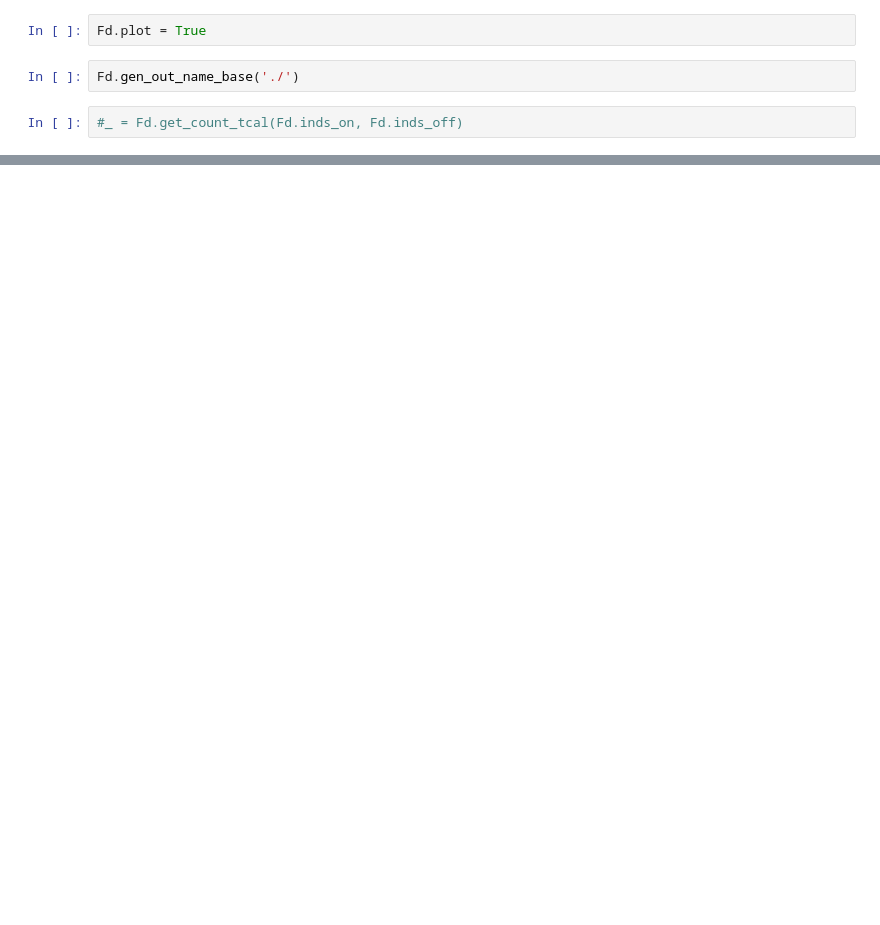
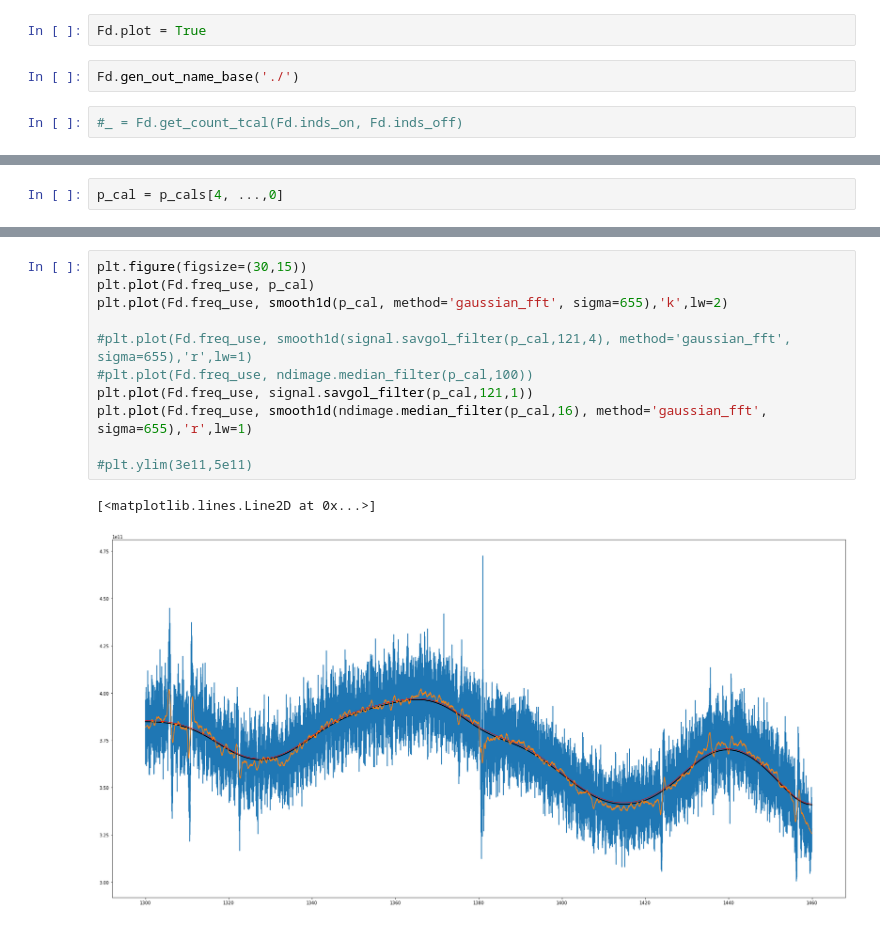
Before and after one commit to jyingjie/hifast, a Jupyter notebook: nbs/00_cal.ipynb, the cells around one changed output, grey strips where cells are left out. Cells and saved outputs as stored; diff of their text form; blank space fills up the shorter version.

```diff
--- a/nbs/00_cal.ipynb
+++ b/nbs/00_cal.ipynb
@@ -767,0 +785,2 @@ for p_cal in p_cals[...,0]:
+# %%
+p_cal = p_cals[4, ...,0]
@@ -767,0 +797,14 @@ for p_cal in p_cals[...,0]:
+# %%
+plt.figure(figsize=(30,15))
+plt.plot(Fd.freq_use, p_cal)
+plt.plot(Fd.freq_use, smooth1d(p_cal, method='gaussian_fft', sigma=655),'k',lw=2)
+
+#plt.plot(Fd.freq_use, smooth1d(signal.savgol_filter(p_cal,121,4), method='gaussian_fft', sigma=655),'r',lw=1)
+#plt.plot(Fd.freq_use, ndimage.median_filter(p_cal,100))
+plt.plot(Fd.freq_use, signal.savgol_filter(p_cal,121,1))
+plt.plot(Fd.freq_use, smooth1d(ndimage.median_filter(p_cal,16), method='gaussian_fft', sigma=655),'r',lw=1)
+
+#plt.ylim(3e11,5e11)
+# %% [output]
+[<matplotlib.lines.Line2D at 0x...>]
+[figure, added]
```
Also changed, not shown: parts of 16 cells of this notebook, 15 other files.
